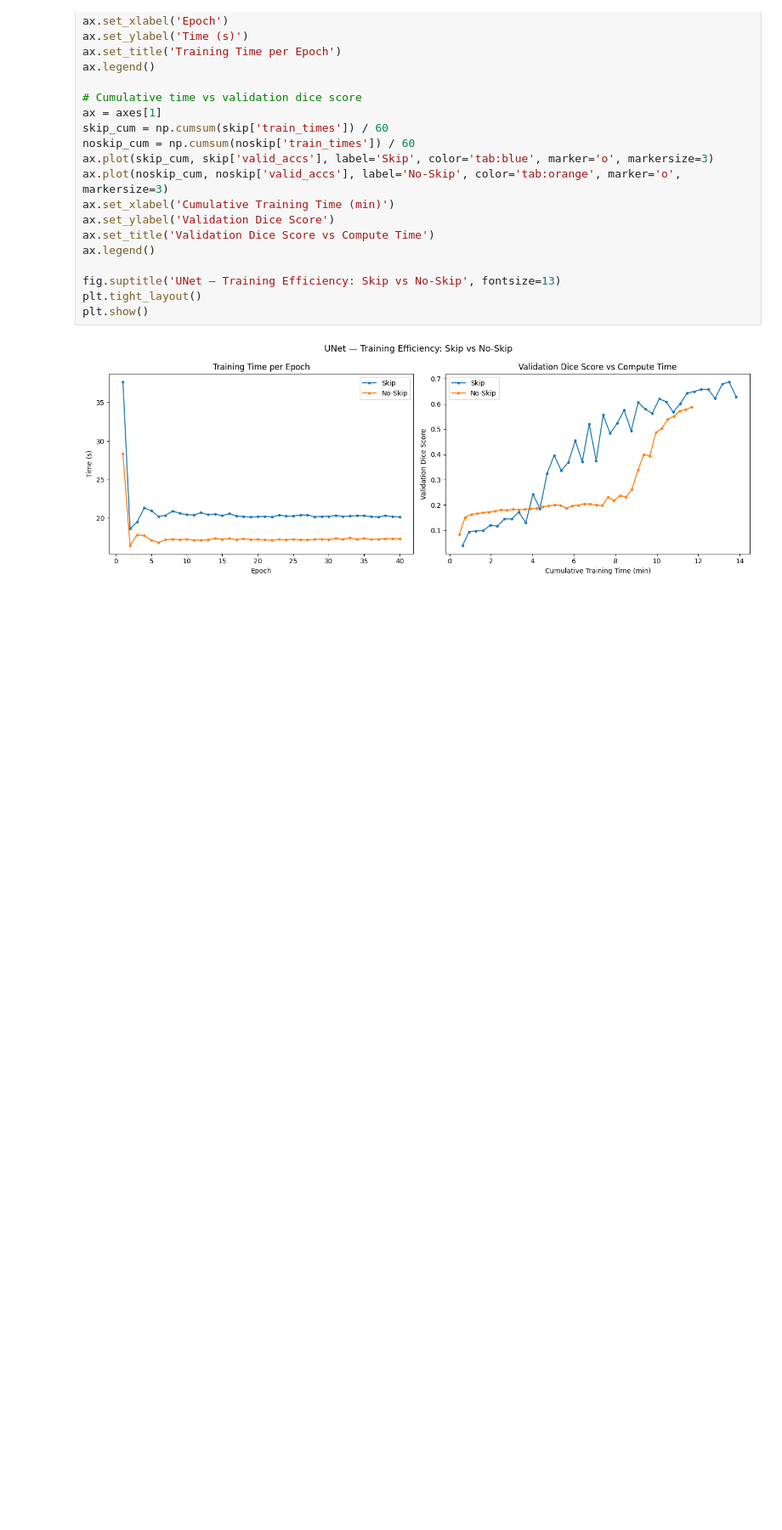
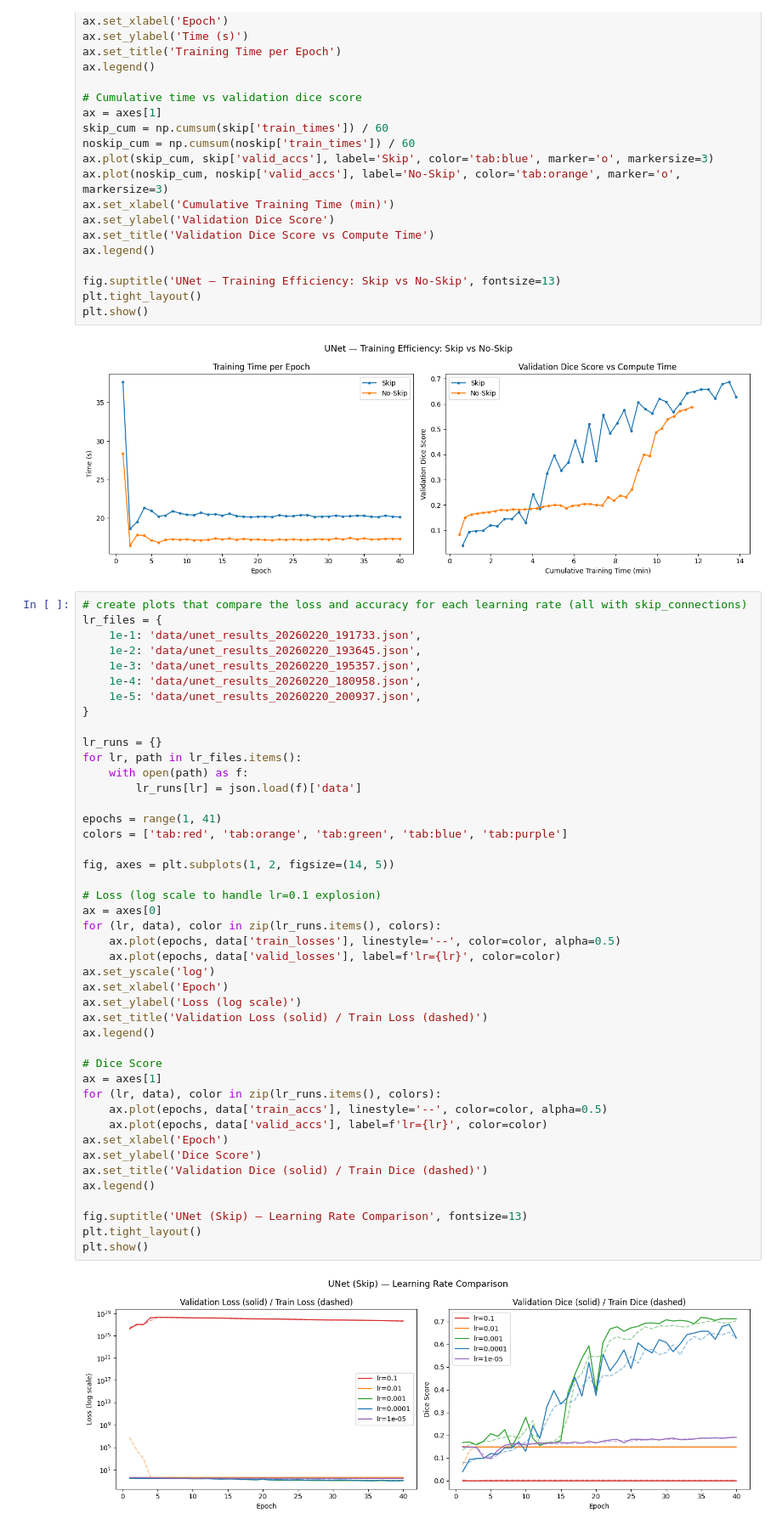
Before and after one commit to trvslhlt/ift_6135_representation_learning, a Jupyter notebook: assignments/assignment_1/wip.ipynb, the cells around one changed output. Shown at 85% size. Drawn from its saved outputs; the diff is of its cells as text; blank space fills up the shorter version.

Commit message:
plot unet lrs

```diff
--- a/assignments/assignment_1/wip.ipynb
+++ b/assignments/assignment_1/wip.ipynb
@@ -294,3 +294,49 @@ plt.tight_layout()
 plt.show()
 # %% [output]
 [figure]
+# %%
+# create plots that compare the loss and accuracy for each learning rate (all with skip_connections)
+lr_files = {
+    1e-1: 'data/unet_results_20260220_191733.json',
+    1e-2: 'data/unet_results_20260220_193645.json',
+    1e-3: 'data/unet_results_20260220_195357.json',
+    1e-4: 'data/unet_results_20260220_180958.json',
+    1e-5: 'data/unet_results_20260220_200937.json',
+}
+
+lr_runs = {}
+for lr, path in lr_files.items():
+    with open(path) as f:
+        lr_runs[lr] = json.load(f)['data']
+
+epochs = range(1, 41)
+colors = ['tab:red', 'tab:orange', 'tab:green', 'tab:blue', 'tab:purple']
+
+fig, axes = plt.subplots(1, 2, figsize=(14, 5))
+
+# Loss (log scale to handle lr=0.1 explosion)
+ax = axes[0]
+for (lr, data), color in zip(lr_runs.items(), colors):
+    ax.plot(epochs, data['train_losses'], linestyle='--', color=color, alpha=0.5)
+    ax.plot(epochs, data['valid_losses'], label=f'lr={lr}', color=color)
+ax.set_yscale('log')
+ax.set_xlabel('Epoch')
+ax.set_ylabel('Loss (log scale)')
+ax.set_title('Validation Loss (solid) / Train Loss (dashed)')
+ax.legend()
+
+# Dice Score
+ax = axes[1]
+for (lr, data), color in zip(lr_runs.items(), colors):
+    ax.plot(epochs, data['train_accs'], linestyle='--', color=color, alpha=0.5)
+    ax.plot(epochs, data['valid_accs'], label=f'lr={lr}', color=color)
+ax.set_xlabel('Epoch')
+ax.set_ylabel('Dice Score')
+ax.set_title('Validation Dice (solid) / Train Dice (dashed)')
+ax.legend()
+
+fig.suptitle('UNet (Skip) — Learning Rate Comparison', fontsize=13)
+plt.tight_layout()
+plt.show()
+# %% [output]
+[figure, added]
```
